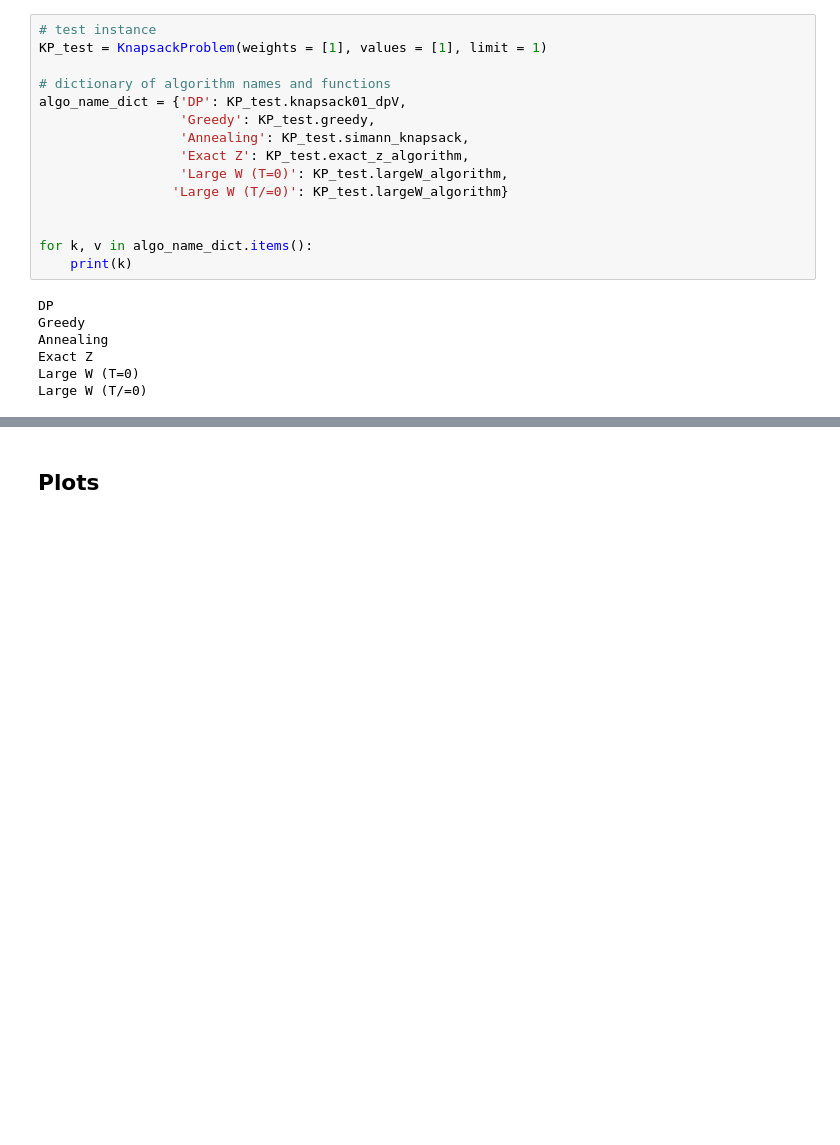
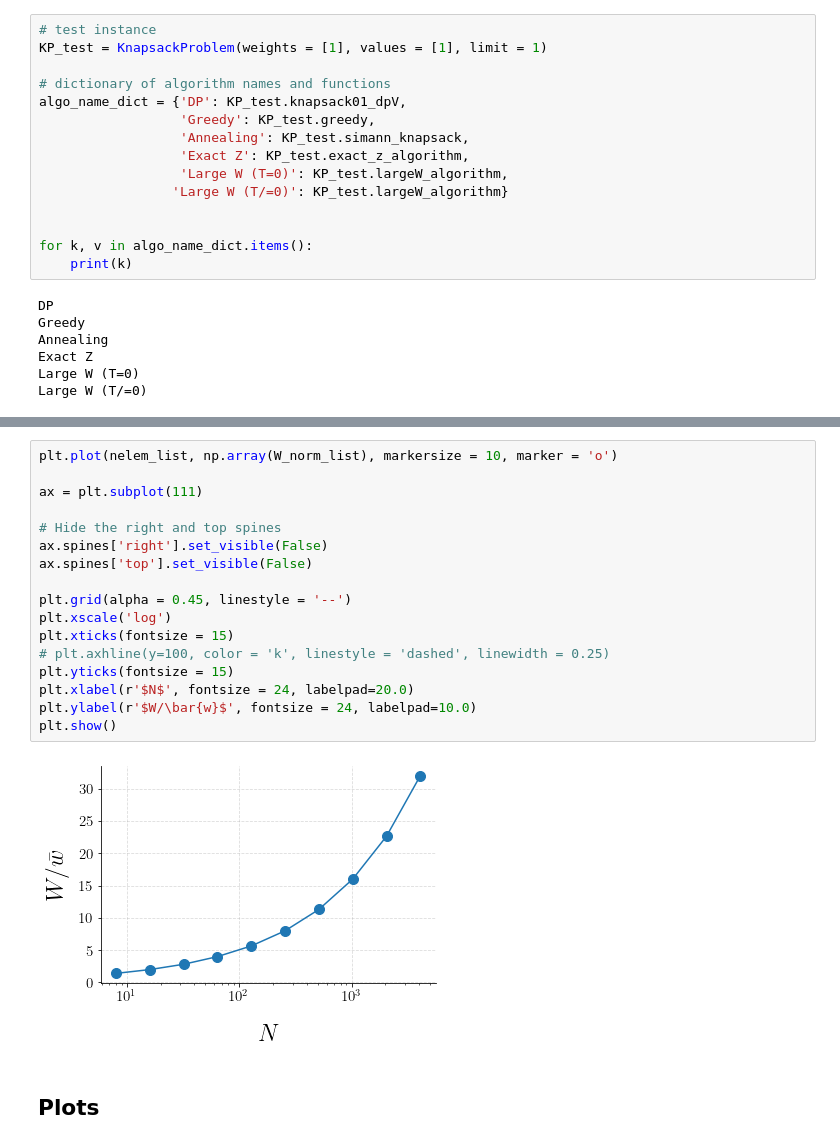
Before and after one commit to mowillia/LargeNKP, a Jupyter notebook: algorithm_comparisons_circle.ipynb, the cells around one changed output, grey strips where cells are left out. Drawn from its saved outputs; the diff is of its cells as text; blank space fills up the shorter version.

```diff
--- a/algorithm_comparisons_circle.ipynb
+++ b/algorithm_comparisons_circle.ipynb
@@ -188,3 +277,22 @@ Total elapsed ime so far: 1156.5283661 sec
+# %%
+plt.plot(nelem_list, np.array(W_norm_list), markersize = 10, marker = 'o')
+
+ax = plt.subplot(111)
+
+# Hide the right and top spines
+ax.spines['right'].set_visible(False)
+ax.spines['top'].set_visible(False)
+
+plt.grid(alpha = 0.45, linestyle = '--')
+plt.xscale('log')
+plt.xticks(fontsize = 15)
+# plt.axhline(y=100, color = 'k', linestyle = 'dashed', linewidth = 0.25)
+plt.yticks(fontsize = 15)
+plt.xlabel(r'$N$', fontsize = 24, labelpad=20.0)
+plt.ylabel(r'$W/\bar{w}$', fontsize = 24, labelpad=10.0)
+plt.show()
+# %% [output]
+[figure, added]
 # %% [markdown]
 ## Plots
 # %% [markdown]
```
Also changed, not shown: parts of 11 cells of this notebook, 5 other files.
